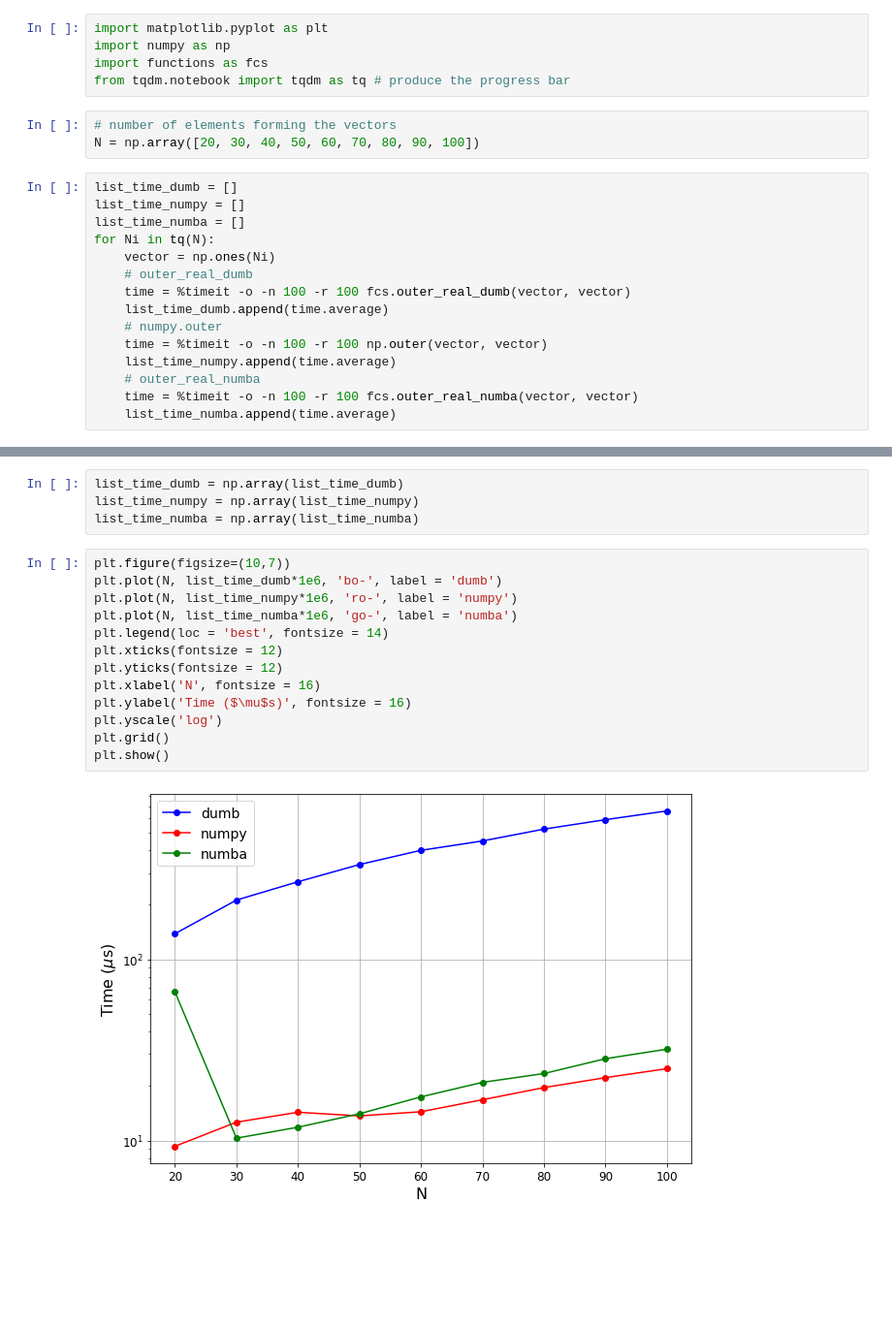
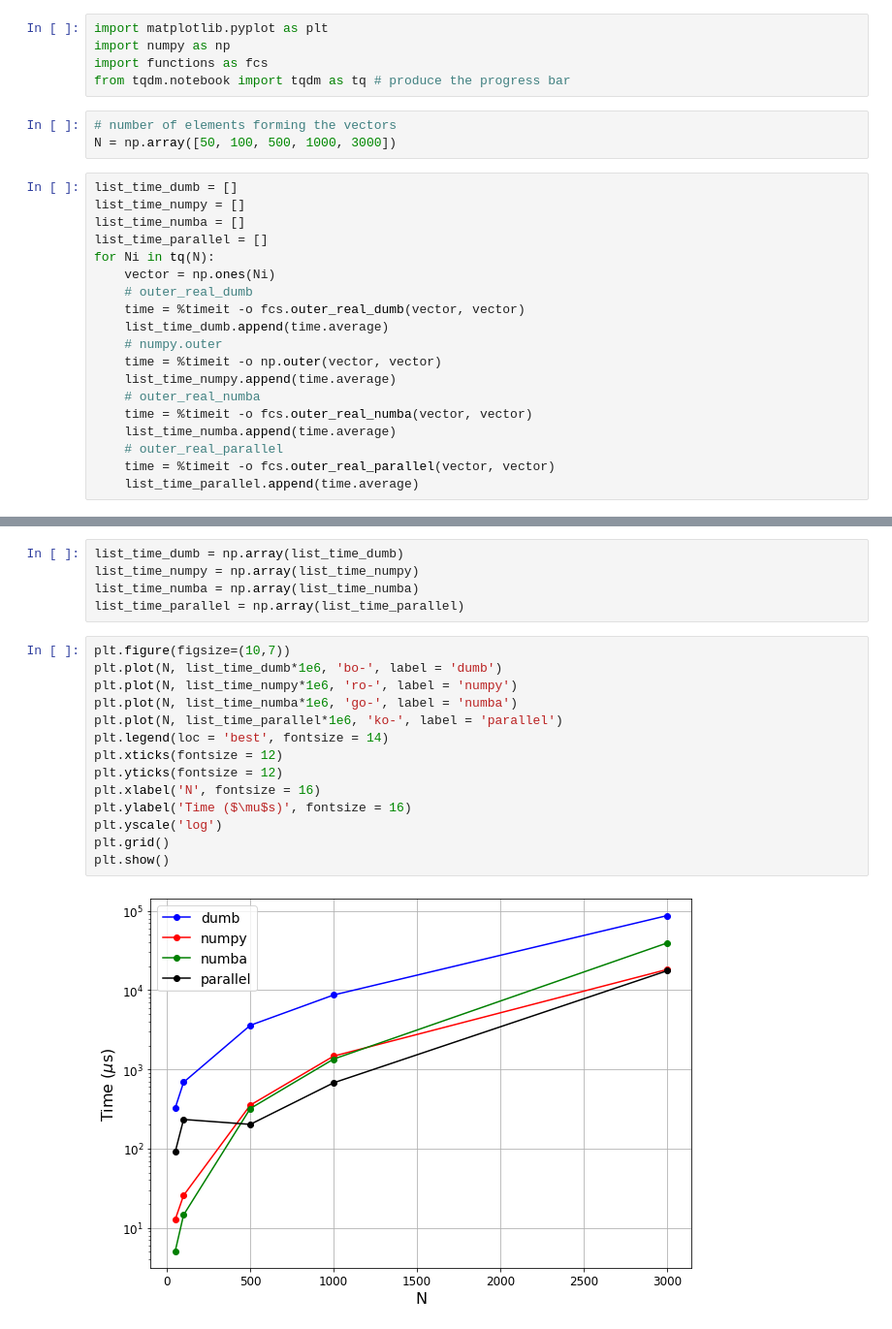
Before and after one commit to birocoles/matcomp, a Jupyter notebook: code/timing_outer_real.ipynb, the cells around one changed output, grey strips where cells are left out. Shown: that part at 97% size. Saved outputs shown, nothing was run; the diff lists cells and outputs as text; blank space fills up the shorter version.

Commit message:
fix outer real with numba jit parallel

```diff
--- a/code/timing_outer_real.ipynb
+++ b/code/timing_outer_real.ipynb
@@ -13,20 +13,24 @@ import functions as fcs
 from tqdm.notebook import tqdm as tq # produce the progress bar
 # %%
 # number of elements forming the vectors
-N = np.array([20, 30, 40, 50, 60, 70, 80, 90, 100])
+N = np.array([50, 100, 500, 1000, 3000])
 # %%
 list_time_dumb = []
 list_time_numpy = []
 list_time_numba = []
+list_time_parallel = []
 for Ni in tq(N):
     vector = np.ones(Ni)
     # outer_real_dumb
-    time = %timeit -o -n 100 -r 100 fcs.outer_real_dumb(vector, vector)
+    time = %timeit -o fcs.outer_real_dumb(vector, vector)
     list_time_dumb.append(time.average)
     # numpy.outer
-    time = %timeit -o -n 100 -r 100 np.outer(vector, vector)
+    time = %timeit -o np.outer(vector, vector)
     list_time_numpy.append(time.average)
     # outer_real_numba
-    time = %timeit -o -n 100 -r 100 fcs.outer_real_numba(vector, vector)
+    time = %timeit -o fcs.outer_real_numba(vector, vector)
     list_time_numba.append(time.average)
+    # outer_real_parallel
+    time = %timeit -o fcs.outer_real_parallel(vector, vector)
+    list_time_parallel.append(time.average)
 # %% [output]
@@ -51,18 +58,20 @@ The slowest run took 1094.97 times longer than the fastest. This could mean that
 list_time_dumb = np.array(list_time_dumb)
 list_time_numpy = np.array(list_time_numpy)
 list_time_numba = np.array(list_time_numba)
+list_time_parallel = np.array(list_time_parallel)
 # %%
 plt.figure(figsize=(10,7))
 plt.plot(N, list_time_dumb*1e6, 'bo-', label = 'dumb')
 plt.plot(N, list_time_numpy*1e6, 'ro-', label = 'numpy')
 plt.plot(N, list_time_numba*1e6, 'go-', label = 'numba')
+plt.plot(N, list_time_parallel*1e6, 'ko-', label = 'parallel')
 plt.legend(loc = 'best', fontsize = 14)
 plt.xticks(fontsize = 12)
 plt.yticks(fontsize = 12)
 plt.xlabel('N', fontsize = 16)
 plt.ylabel('Time ($\mu$s)', fontsize = 16)
 plt.yscale('log')
 plt.grid()
 plt.show()
 # %% [output]
-[figure, old version]
+[figure, new version]
```
Also changed, not shown: parts of 1 cell of this notebook, 4 other files.
